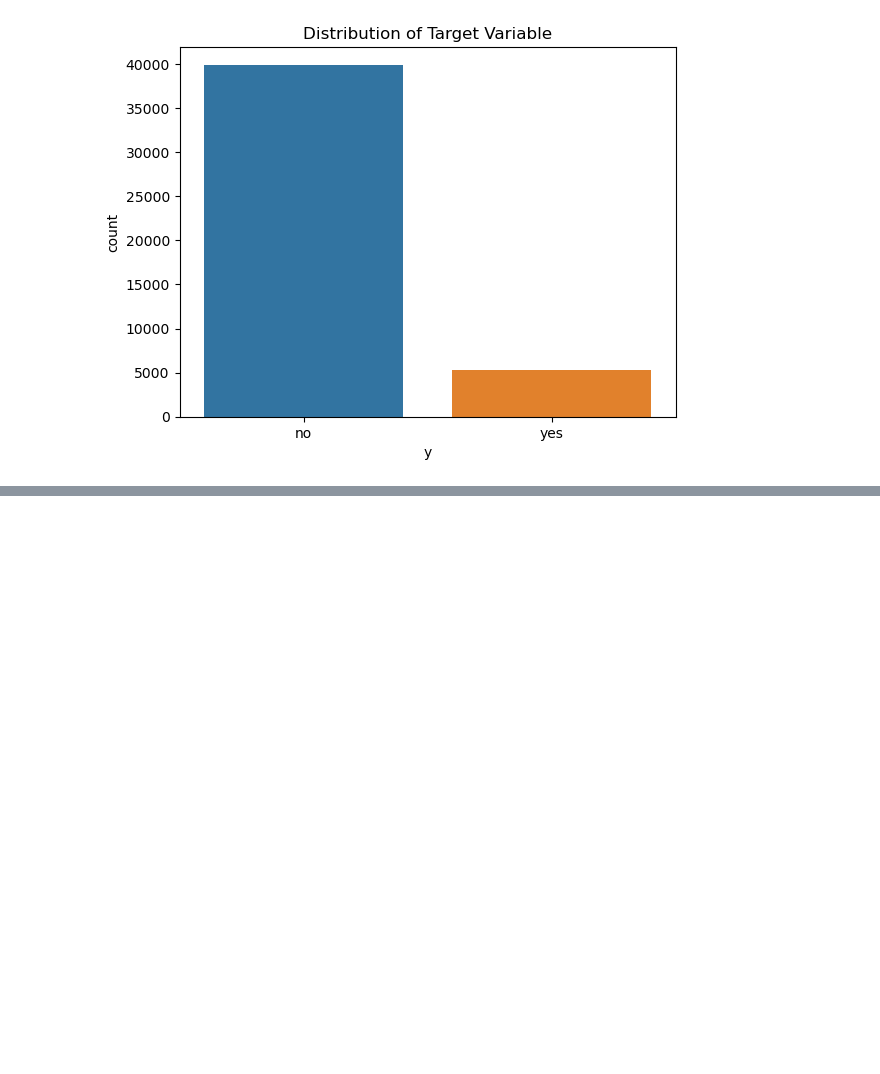
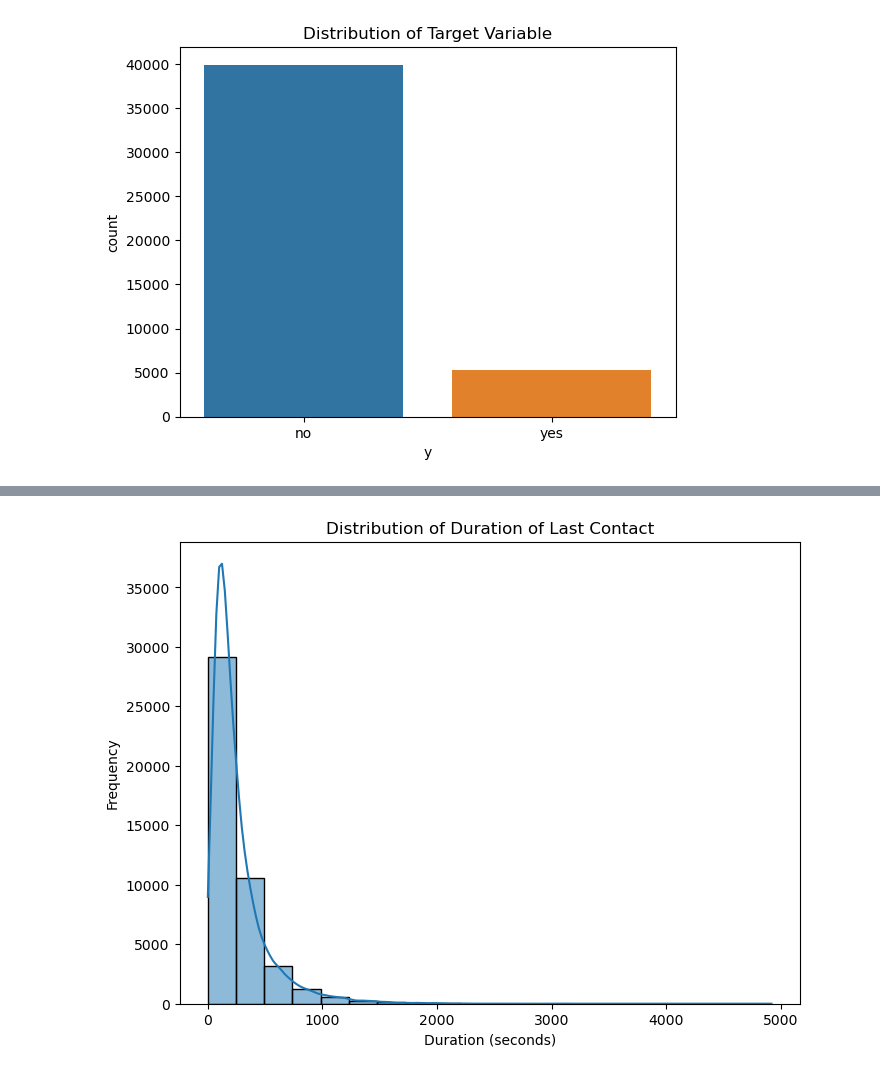
Before and after one commit to ashraful-shuvon/Machine_learning, a Jupyter notebook: Machine Learning Project - Predict Term Deposit Subscriptions/Predict Term Deposit Subscriptions.ipynb, the cells around one changed output, grey strips where cells are left out. Saved outputs shown, nothing was run; the diff lists cells and outputs as text; code cells hidden in the pictures; blank space fills up the shorter version.

```diff
--- a/Machine Learning Project - Predict Term Deposit Subscriptions/Predict Term Deposit Subscriptions.ipynb
+++ b/Machine Learning Project - Predict Term Deposit Subscriptions/Predict Term Deposit Subscriptions.ipynb
@@ -139,0 +338,10 @@ plt.show()
+# %%
+# 4. Duration of Last Contact
+plt.figure(figsize=(8, 6))
+sns.histplot(df['duration'], bins=20, kde=True)
+plt.title("Distribution of Duration of Last Contact")
+plt.xlabel("Duration (seconds)")
+plt.ylabel("Frequency")
+plt.show()
+# %% [output]
+[figure, added]
```
Also changed, not shown: parts of 38 cells of this notebook.
